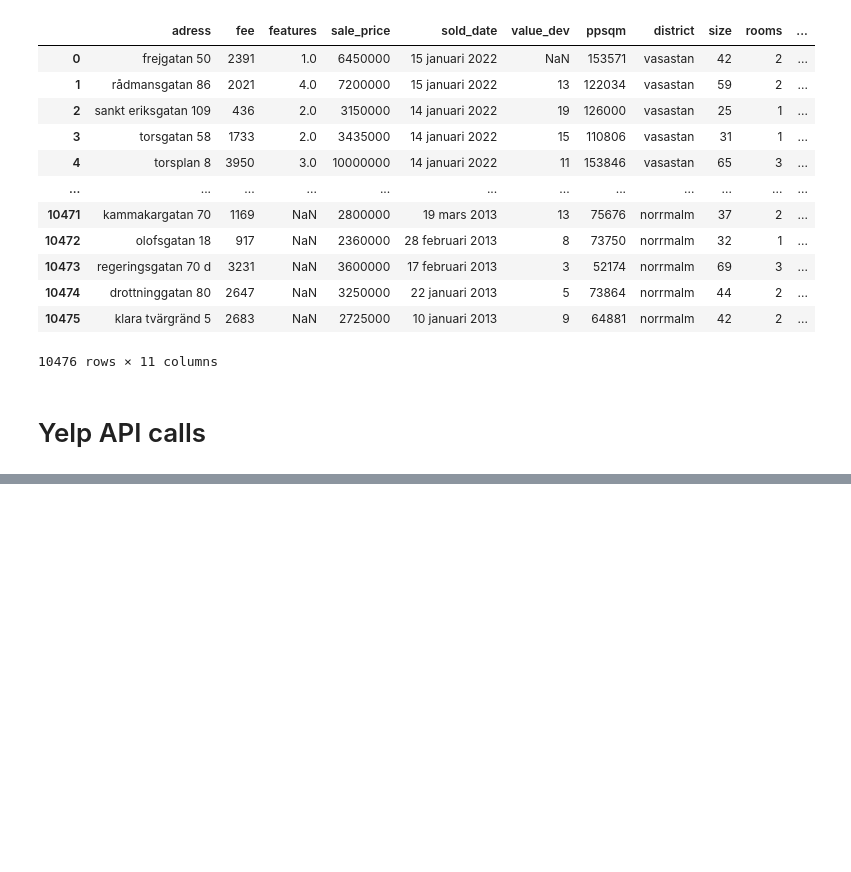
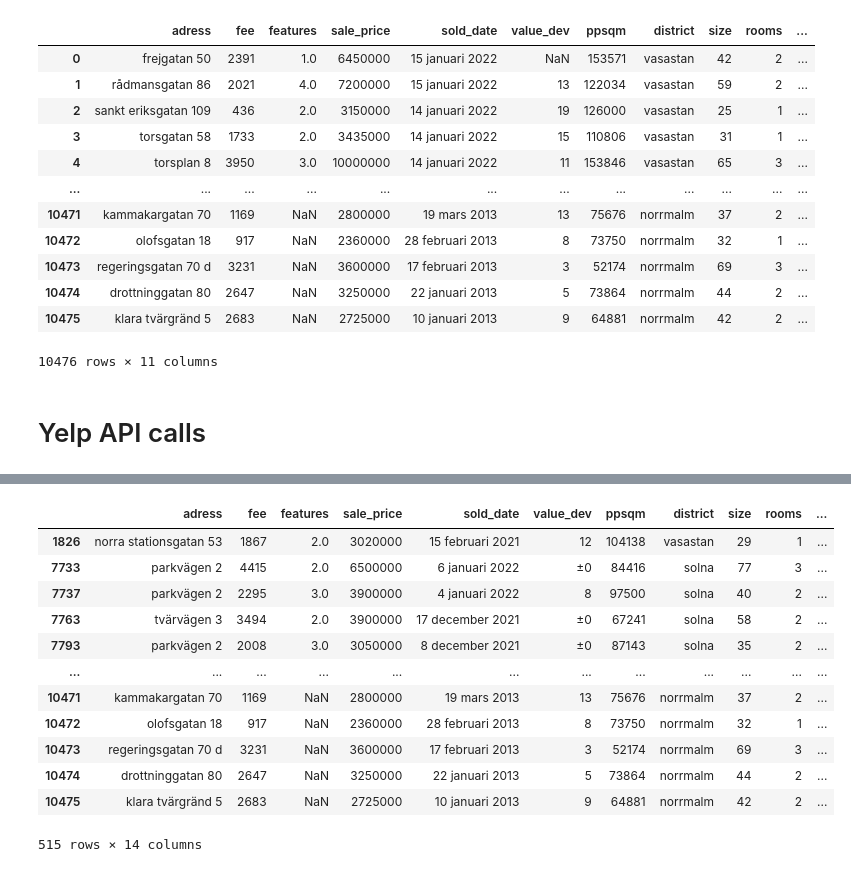
Before and after one commit to antongollbo123/hemnet_housing, a Jupyter notebook: notebooks/data_cleaning_nb.ipynb, the cells around one changed output, grey strips where cells are left out. Saved outputs shown, nothing was run; the diff lists cells and outputs as text; code cells hidden in the pictures; blank space fills up the shorter version.

```diff
--- a/notebooks/data_cleaning_nb.ipynb
+++ b/notebooks/data_cleaning_nb.ipynb
@@ -146,0 +157,18 @@ yelp_df
+# %%
+yelp_df = pd.read_csv("C:/Users/Anton/Documents/Anton_Gollbo/Skolarbete/projects/Hemnet_Housing/notebooks/UNFINISHED_yelp_df_CLEANED.csv")
+# %%
+yelp_df[yelp_df["NearbyPOIs"].isnull()]
+# %% [output]
+|  | adress | fee | features | sale_price | sold_date | value_dev | ppsqm | district | size | rooms | ... |
+| 1826 | norra stationsgatan 53 | 1867 | 2.0 | 3020000 | 15 februari 2021 | 12 | 104138 | vasastan | 29 | 1 | ... |
+| 7733 | parkvägen 2 | 4415 | 2.0 | 6500000 | 6 januari 2022 | ±0 | 84416 | solna | 77 | 3 | ... |
+| 7737 | parkvägen 2 | 2295 | 3.0 | 3900000 | 4 januari 2022 | 8 | 97500 | solna | 40 | 2 | ... |
+| 7763 | tvärvägen 3 | 3494 | 2.0 | 3900000 | 17 december 2021 | ±0 | 67241 | solna | 58 | 2 | ... |
+| 7793 | parkvägen 2 | 2008 | 3.0 | 3050000 | 8 december 2021 | ±0 | 87143 | solna | 35 | 2 | ... |
+| ... | ... | ... | ... | ... | ... | ... | ... | ... | ... | ... | ... |
+| 10471 | kammakargatan 70 | 1169 | NaN | 2800000 | 19 mars 2013 | 13 | 75676 | norrmalm | 37 | 2 | ... |
+| 10472 | olofsgatan 18 | 917 | NaN | 2360000 | 28 februari 2013 | 8 | 73750 | norrmalm | 32 | 1 | ... |
+| 10473 | regeringsgatan 70 d | 3231 | NaN | 3600000 | 17 februari 2013 | 3 | 52174 | norrmalm | 69 | 3 | ... |
+| 10474 | drottninggatan 80 | 2647 | NaN | 3250000 | 22 januari 2013 | 5 | 73864 | norrmalm | 44 | 2 | ... |
+| 10475 | klara tvärgränd 5 | 2683 | NaN | 2725000 | 10 januari 2013 | 9 | 64881 | norrmalm | 42 | 2 | ... |
+515 rows × 14 columns
```
Also changed, not shown: parts of 3 cells of this notebook, 1 other file.
